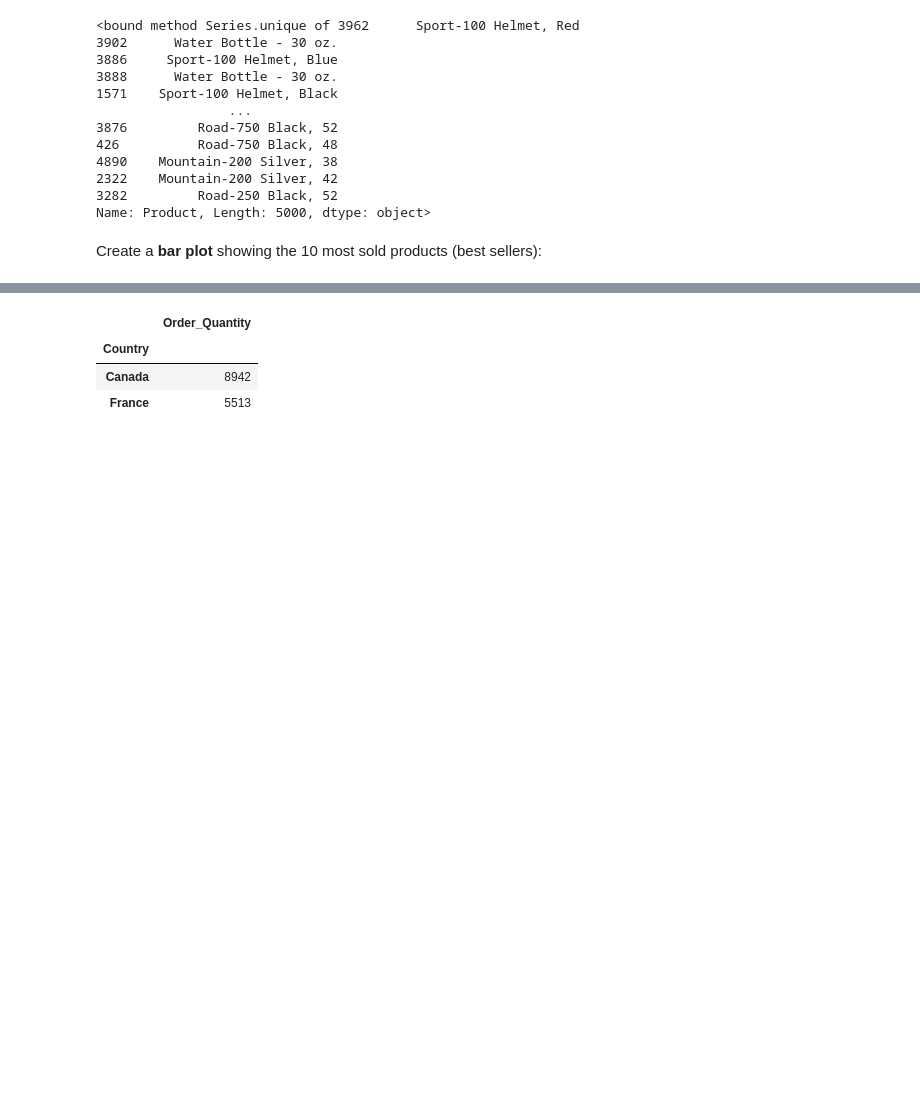
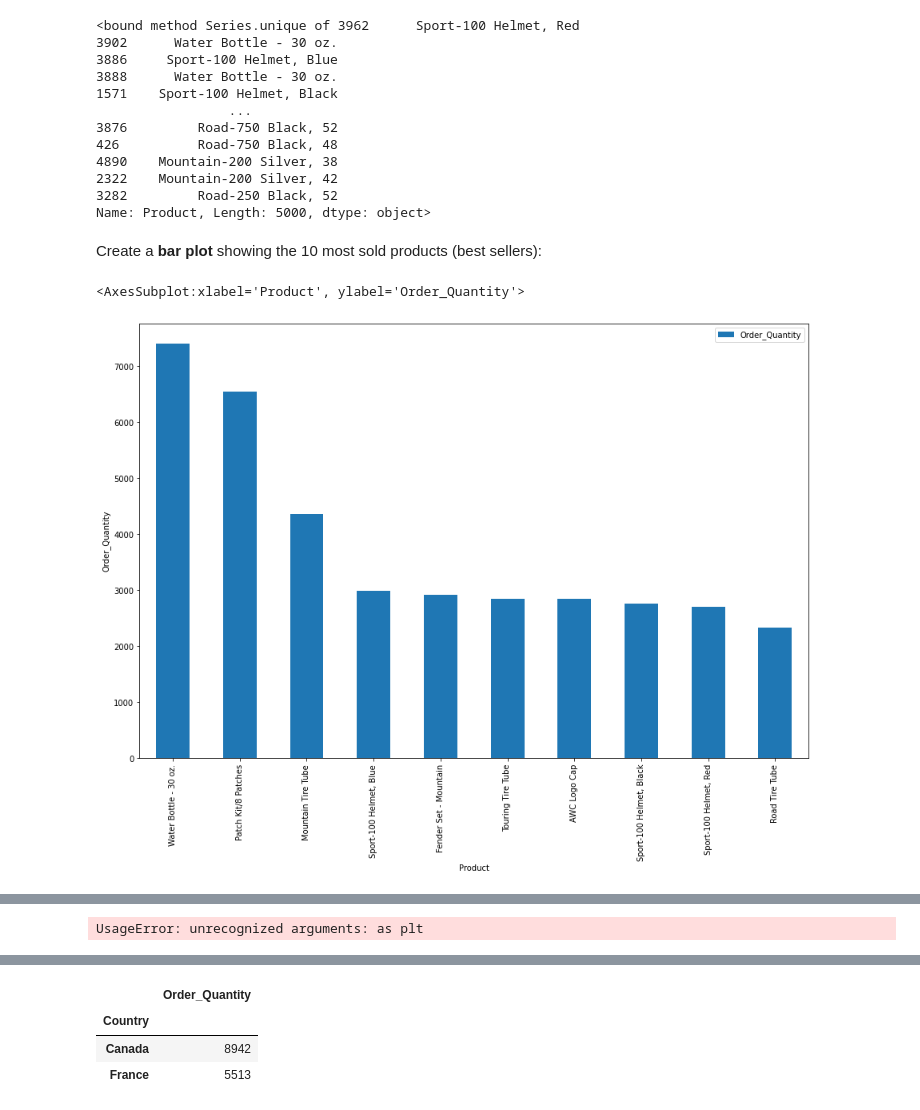
Before and after one commit to originalugo/PDA-bike-store-sales, a Jupyter notebook: Project.ipynb, the cells around one changed output, grey strips where cells are left out. Saved outputs shown, nothing was run; the diff lists cells and outputs as text; code cells hidden in the pictures; blank space fills up the shorter version.

```diff
--- a/Project.ipynb
+++ b/Project.ipynb
@@ -330,3 +341,12 @@ Create a **bar plot** showing the 10 most sold products (best sellers):
+# %%
+# your code goes here
+most_sold_prod_10 = sales[['Product', 'Order_Quantity']].groupby('Product').sum().sort_values(by='Order_Quantity',ascending=False).head(10)
+# %%
+%matplotlib inline
+most_sold_prod_10.plot(kind='bar', figsize=(15,10), ylabel='Order_Quantity')
+# %% [output]
+<AxesSubplot:xlabel='Product', ylabel='Order_Quantity'>
+[figure, added]
 # %% [markdown]
 ![green-divider](https://user-images.githubusercontent.com/7065401/52071924-c003ad80-2562-11e9-8297-1c6595f8a7ff.png)
 
@@ -335,6 +355,11 @@ Create a **bar plot** showing the 10 most sold products (best sellers):
 Show a <b>scatter plot</b> between both columns.
 # %%
 # your code goes here
+%matplotlib inline as plt
+plt.scatter(sales['Unit_Cost'], sales['Unit_Price'])
+plt.show()
+# %% [output]
+UsageError: unrecognized arguments: as plt
 # %% [markdown]
 ![green-divider](https://user-images.githubusercontent.com/7065401/52071924-c003ad80-2562-11e9-8297-1c6595f8a7ff.png)
 
```
Also changed, not shown: parts of 18 cells of this notebook.
